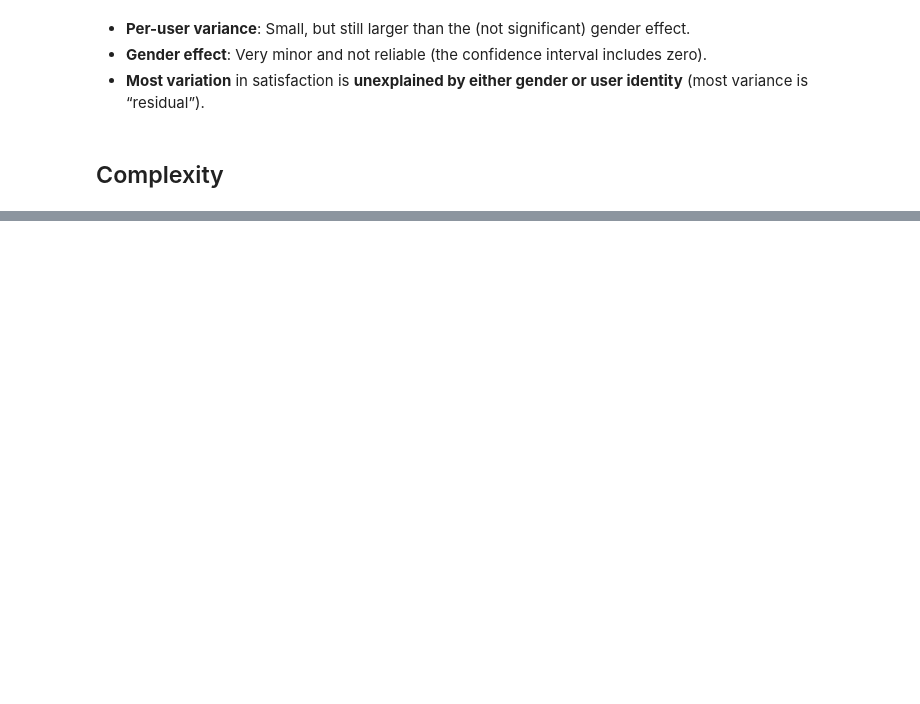
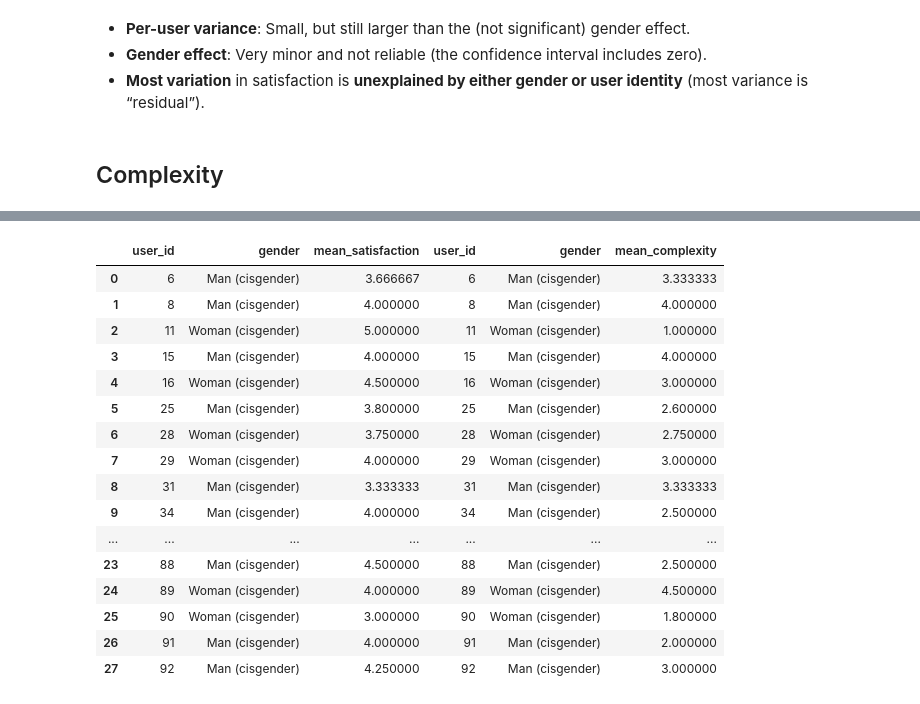
Before and after one commit to Mayaryin/GenderInfluenceInCodeGeneration, a Jupyter notebook: notebooks/user_statistics/Satisfaction.ipynb, the cells around one changed output, grey strips where cells are left out. Drawn from its saved outputs; the diff is of its cells as text; code cells hidden in the pictures; blank space fills up the shorter version.

```diff
--- a/notebooks/user_statistics/Satisfaction.ipynb
+++ b/notebooks/user_statistics/Satisfaction.ipynb
@@ -174,0 +289,21 @@ mean_complexity:
+# %%
+combined_user_means = pd.concat([user_satisfaction, complexity], axis=1)
+combined_user_means
+# %% [output]
+|  | user_id | gender | mean_satisfaction | user_id | gender | mean_complexity |
+| 0 | 6 | Man (cisgender) | 3.666667 | 6 | Man (cisgender) | 3.333333 |
+| 1 | 8 | Man (cisgender) | 4.000000 | 8 | Man (cisgender) | 4.000000 |
+| 2 | 11 | Woman (cisgender) | 5.000000 | 11 | Woman (cisgender) | 1.000000 |
+| 3 | 15 | Man (cisgender) | 4.000000 | 15 | Man (cisgender) | 4.000000 |
+| 4 | 16 | Woman (cisgender) | 4.500000 | 16 | Woman (cisgender) | 3.000000 |
+| 5 | 25 | Man (cisgender) | 3.800000 | 25 | Man (cisgender) | 2.600000 |
+| 6 | 28 | Woman (cisgender) | 3.750000 | 28 | Woman (cisgender) | 2.750000 |
+| 7 | 29 | Woman (cisgender) | 4.000000 | 29 | Woman (cisgender) | 3.000000 |
+| 8 | 31 | Man (cisgender) | 3.333333 | 31 | Man (cisgender) | 3.333333 |
+| 9 | 34 | Man (cisgender) | 4.000000 | 34 | Man (cisgender) | 2.500000 |
+| ... | ... | ... | ... | ... | ... | ... |
+| 23 | 88 | Man (cisgender) | 4.500000 | 88 | Man (cisgender) | 2.500000 |
+| 24 | 89 | Woman (cisgender) | 4.000000 | 89 | Woman (cisgender) | 4.500000 |
+| 25 | 90 | Woman (cisgender) | 3.000000 | 90 | Woman (cisgender) | 1.800000 |
+| 26 | 91 | Man (cisgender) | 4.000000 | 91 | Man (cisgender) | 2.000000 |
+| 27 | 92 | Man (cisgender) | 4.250000 | 92 | Man (cisgender) | 3.000000 |
```
Also changed, not shown: parts of 15 cells of this notebook, 16 other files.
